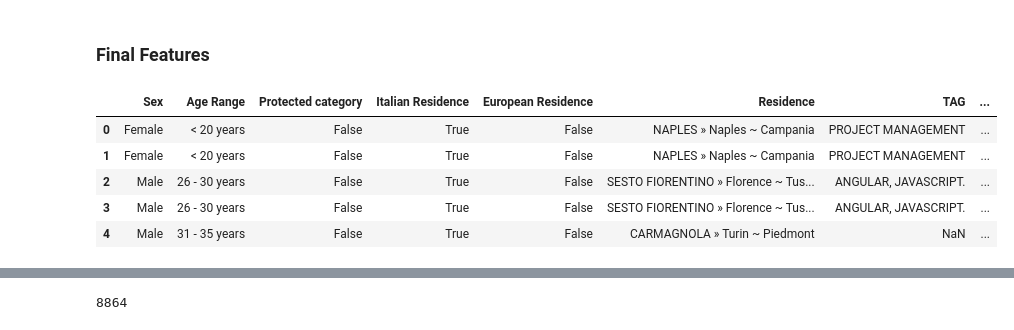
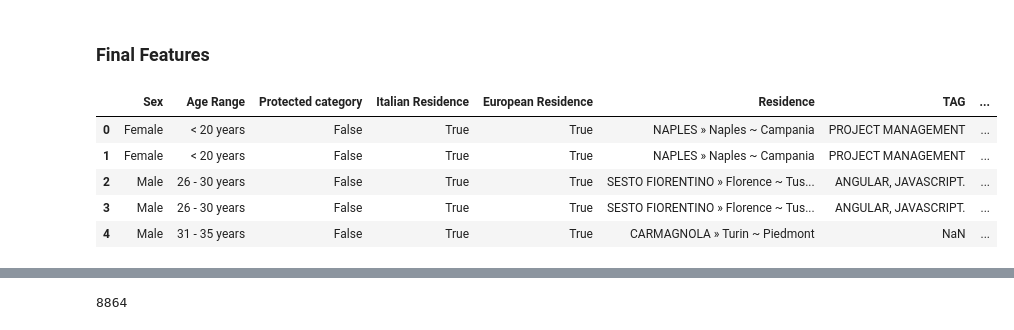
Before and after one commit to lyudmilstamenov/ethics_in_ai_unibo, a Jupyter notebook: model.ipynb, the cells around one changed output, grey strips where cells are left out. Drawn from its saved outputs; the diff is of its cells as text; code cells hidden in the pictures.

```diff
--- a/model.ipynb
+++ b/model.ipynb
@@ -580,4 +580,4 @@ european_countries = {
     'SERBIA AND MONTENEGRO', 'SLOVAKIA', 'SPAIN', 'SWEDEN', 'SWITZERLAND', 'UKRAINE',
     'GREAT BRITAIN-NORTHERN IRELAND', 'YUGOSLAVIA', 'ITALY','TÜRKIYE', 'USSR'
 }
-df['European Residence'] = df['Residence Country'].apply(lambda x: x in european_countries if pd.notna(x) else False)
+df['European Residence'] = df['Residence Country'].apply(lambda x: x.upper() in european_countries if pd.notna(x) else False)
@@ -1035,39 +1059,39 @@ for idx, row in tqdm(final_df.iterrows(), total=len(final_df)):
 
     if hired == 1:
         job_data = row[job_columns].to_dict()
         new_dataset.append({**full_candidate_data, **job_data, "Hired": 1})
 
         low_sim_indices = sorted(zip(year_job_indices, similarities), key=lambda x: x[1])[:5]
         low_sample_idx = random.choice(low_sim_indices)[0]
         job_data_neg = valid_jobs.loc[low_sample_idx][job_columns].to_dict()
         # if random.choice([True, False]):
         new_dataset.append({**full_candidate_data, **job_data_neg, "Hired": 0})
 
     elif hired == 0:
 
         low_sim_indices = sorted(zip(year_job_indices, similarities), key=lambda x: x[1])[:5]
-        high_sim_indices = sorted(zip(year_job_indices, similarities), key=lambda x: x[1], reverse=True)[:5]
+        high_sim_indices = sorted(zip(year_job_indices, similarities), key=lambda x: x[1], reverse=True)[3:8]
 
         low_sample_idx = random.choice(low_sim_indices)[0]
         high_sample_idx = random.choice(high_sim_indices)[0]
 
         job_data_low = valid_jobs.loc[low_sample_idx][job_columns].to_dict()
         job_data_high = valid_jobs.loc[high_sample_idx][job_columns].to_dict()
         # if random.choice([True, False]):
         new_dataset.append({**full_candidate_data, **job_data_low, "Hired": 0})
         # if random.choice([True, False]):
         new_dataset.append({**full_candidate_data, **job_data_high, "Hired": 0})
 
 # Step 7: Final DataFrame
 final_training_df = pd.DataFrame(new_dataset)
 final_training_df.head()
 # %% [output]
 |  | Sex | Age Range | Protected category | Italian Residence | European Residence | Residence | TAG | ... |
-| 0 | Female | < 20 years | False | True | False | NAPLES » Naples ~ Campania | PROJECT MANAGEMENT | ... |
-| 1 | Female | < 20 years | False | True | False | NAPLES » Naples ~ Campania | PROJECT MANAGEMENT | ... |
-| 2 | Male | 26 - 30 years | False | True | False | SESTO FIORENTINO » Florence ~ Tus... | ANGULAR, JAVASCRIPT. | ... |
-| 3 | Male | 26 - 30 years | False | True | False | SESTO FIORENTINO » Florence ~ Tus... | ANGULAR, JAVASCRIPT. | ... |
-| 4 | Male | 31 - 35 years | False | True | False | CARMAGNOLA » Turin ~ Piedmont | NaN | ... |
+| 0 | Female | < 20 years | False | True | True | NAPLES » Naples ~ Campania | PROJECT MANAGEMENT | ... |
+| 1 | Female | < 20 years | False | True | True | NAPLES » Naples ~ Campania | PROJECT MANAGEMENT | ... |
+| 2 | Male | 26 - 30 years | False | True | True | SESTO FIORENTINO » Florence ~ Tus... | ANGULAR, JAVASCRIPT. | ... |
+| 3 | Male | 26 - 30 years | False | True | True | SESTO FIORENTINO » Florence ~ Tus... | ANGULAR, JAVASCRIPT. | ... |
+| 4 | Male | 31 - 35 years | False | True | True | CARMAGNOLA » Turin ~ Piedmont | NaN | ... |
 # %%
 
 # from utils.feature_engineering import *
```
Also changed, not shown: parts of 28 cells of this notebook, 4 other files.
